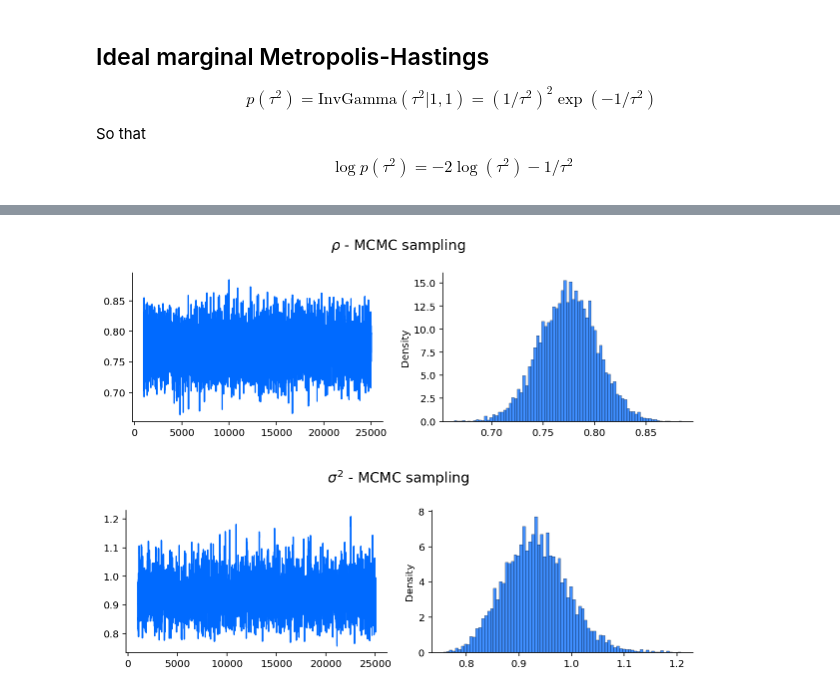
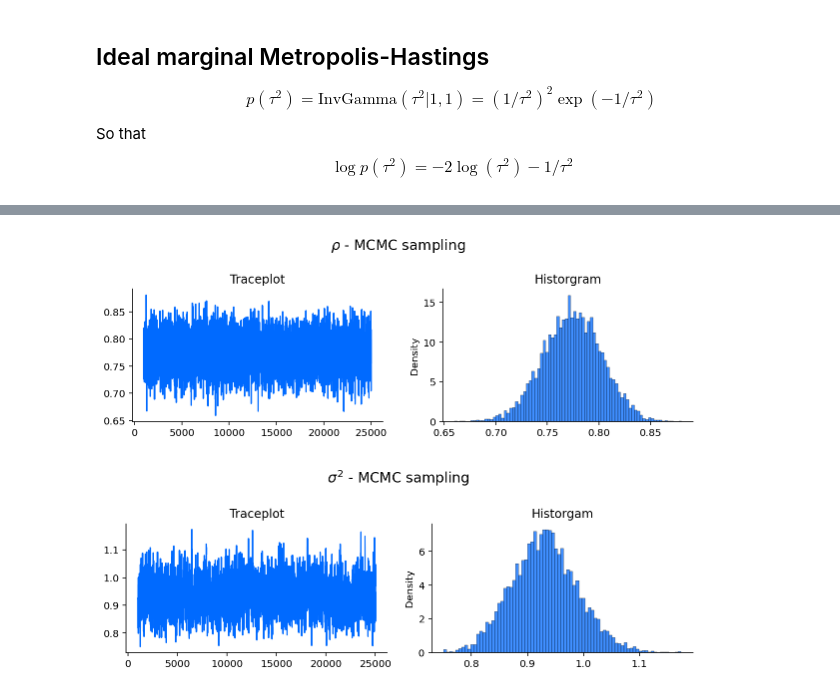
Before and after one commit to gerdm/misc, a Jupyter notebook: 2022-04/advanced-computational-methods.ipynb, the cells around one changed output, grey strips where cells are left out. Cells and saved outputs as stored; diff of their text form; code cells hidden in the pictures.

```diff
--- a/2022-04/advanced-computational-methods.ipynb
+++ b/2022-04/advanced-computational-methods.ipynb
@@ -363,16 +363,20 @@ DeviceArray(0.77425, dtype=float32)
 # %%
 fig, ax = plt.subplots(1, 2, figsize=(8.5, 3))
 ax[0].plot(xrange, rho_trace)
 sns.histplot(rho_trace, ax=ax[1], stat="density")
+ax[0].set_title("Traceplot")
+ax[1].set_title("Historgram")
 plt.suptitle(r"$\rho$ - MCMC sampling", fontsize=14)
 plt.tight_layout()
 # %% [output]
-[figure, old version]
+[figure, new version]
 # %%
 fig, ax = plt.subplots(1, 2, figsize=(8.5, 3))
 ax[0].plot(xrange, sigma2_trace)
 sns.histplot(sigma2_trace, ax=ax[1], stat="density")
+ax[0].set_title("Traceplot")
+ax[1].set_title("Historgam")
 plt.suptitle(r"$\sigma^2$ - MCMC sampling", fontsize=14)
 plt.tight_layout()
 # %% [output]
-[figure, old version]
+[figure, new version]
```
Also changed, not shown: parts of 2 cells of this notebook.
